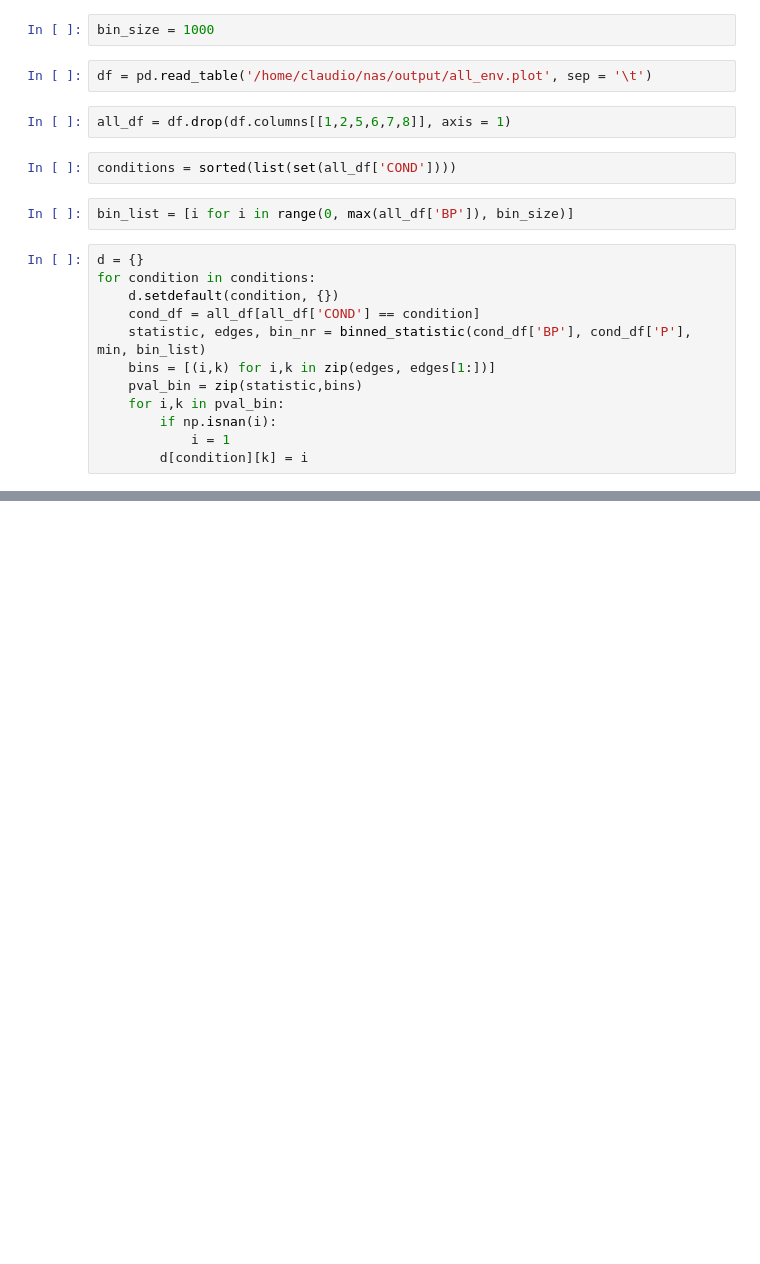
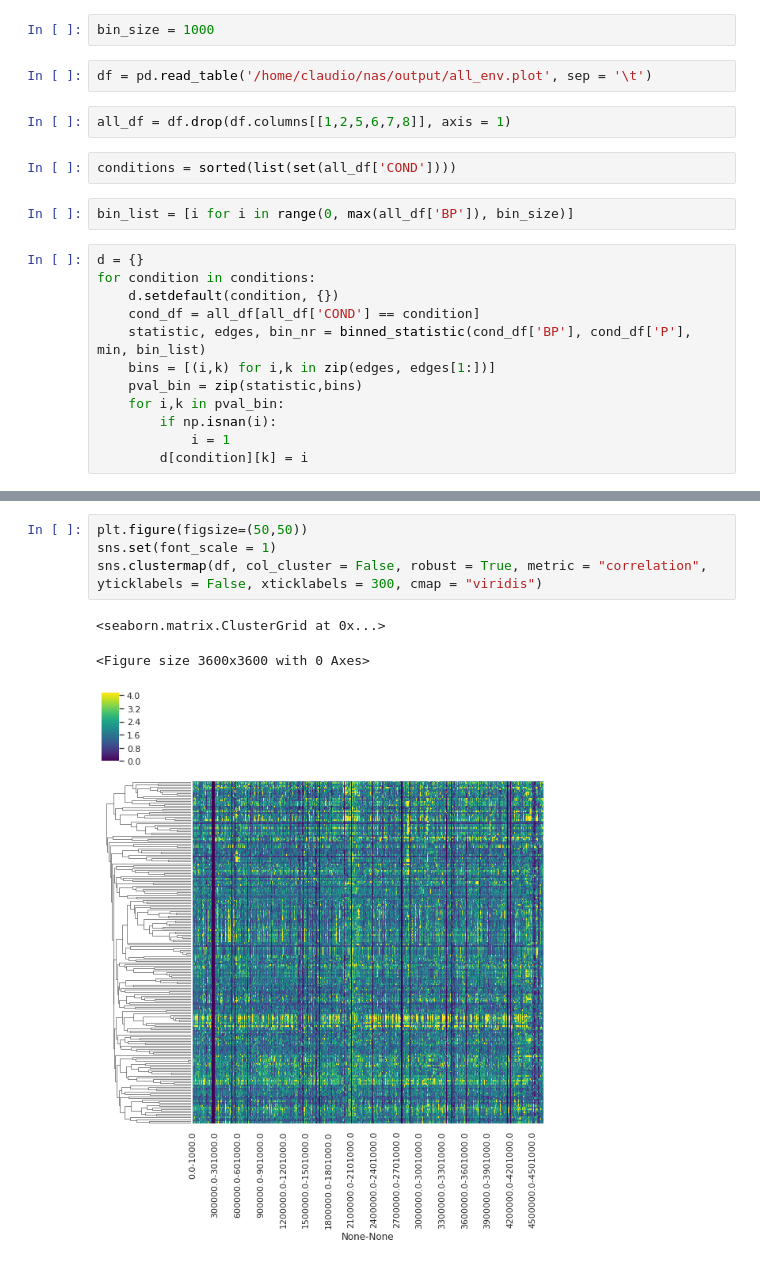
Before and after one commit to Slakky/EcoRef, a Jupyter notebook: scripts/final/23_Heatmap_Summary.ipynb, the cells around one changed output, grey strips where cells are left out. Cells and saved outputs as stored; diff of their text form; blank space fills up the shorter version.

```diff
--- a/scripts/final/23_Heatmap_Summary.ipynb
+++ b/scripts/final/23_Heatmap_Summary.ipynb
@@ -47,0 +74,8 @@ d['A22.0P5']
+# %%
+plt.figure(figsize=(50,50))
+sns.set(font_scale = 1)
+sns.clustermap(df, col_cluster = False, robust = True, metric = "correlation", yticklabels = False, xticklabels = 300, cmap = "viridis")
+# %% [output]
+<seaborn.matrix.ClusterGrid at 0x...>
+<Figure size 3600x3600 with 0 Axes>
+[figure, added]
```
Also changed, not shown: parts of 7 cells of this notebook.
